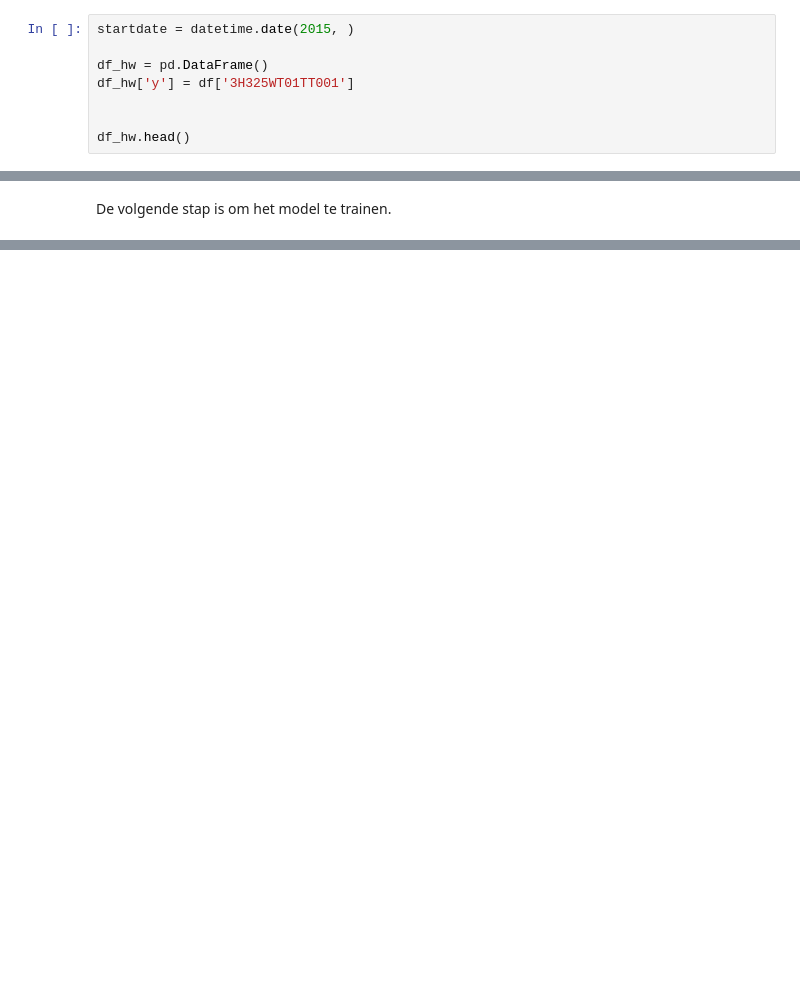
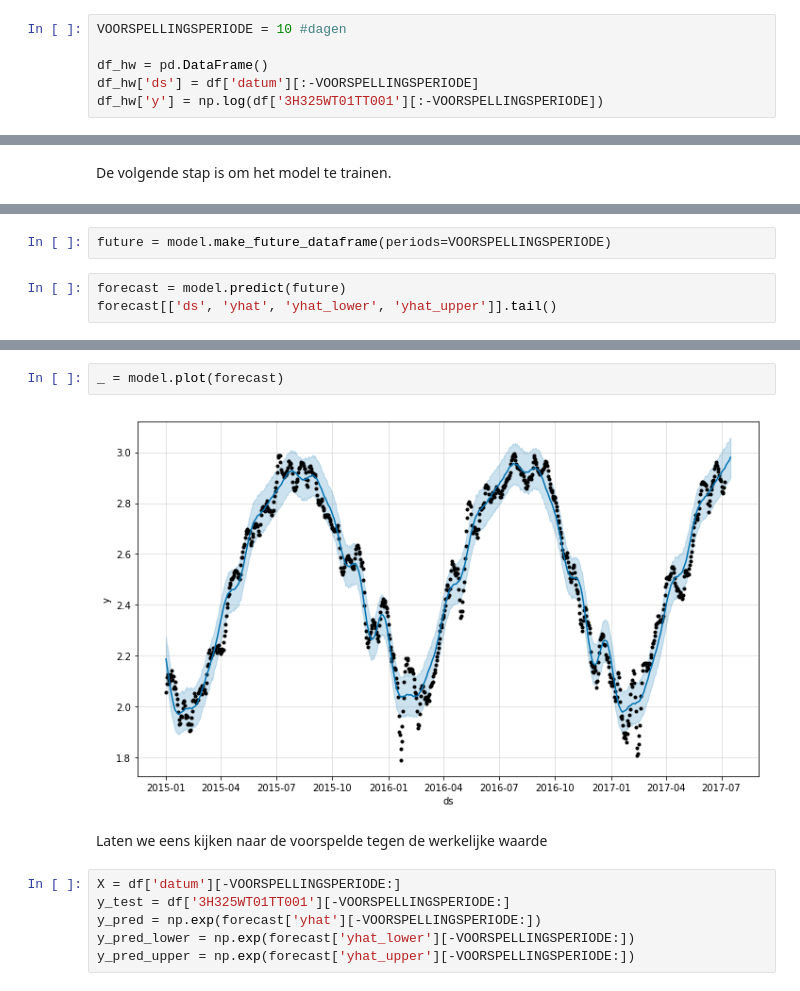
Before and after one commit to waternet/datalab_drw_tempprediction, a Jupyter notebook: Analyse_01.ipynb, the cells around one changed output, grey strips where cells are left out. Drawn from its saved outputs; the diff is of its cells as text; blank space fills up the shorter version.

```diff
--- a/Analyse_01.ipynb
+++ b/Analyse_01.ipynb
@@ -69,8 +71,6 @@ We maken de data klaar voor Prophet waarbij een 'ds' kolom nodig is met datetime
 # %%
-startdate = datetime.date(2015, )
+VOORSPELLINGSPERIODE = 10 #dagen
 
 df_hw = pd.DataFrame()
-df_hw['y'] = df['3H325WT01TT001']
-
-
-df_hw.head()
+df_hw['ds'] = df['datum'][:-VOORSPELLINGSPERIODE]
+df_hw['y'] = np.log(df['3H325WT01TT001'][:-VOORSPELLINGSPERIODE])
@@ -89,0 +87,5 @@ model.fit(df_hw)
+# %%
+future = model.make_future_dataframe(periods=VOORSPELLINGSPERIODE)
+# %%
+forecast = model.predict(future)
+forecast[['ds', 'yhat', 'yhat_lower', 'yhat_upper']].tail()
@@ -89,0 +99,12 @@ model.fit(df_hw)
+# %%
+_ = model.plot(forecast)
+# %% [output]
+[figure, added]
+# %% [markdown]
+Laten we eens kijken naar de voorspelde tegen de werkelijke waarde
+# %%
+X = df['datum'][-VOORSPELLINGSPERIODE:]
+y_test = df['3H325WT01TT001'][-VOORSPELLINGSPERIODE:]
+y_pred = np.exp(forecast['yhat'][-VOORSPELLINGSPERIODE:])
+y_pred_lower = np.exp(forecast['yhat_lower'][-VOORSPELLINGSPERIODE:])
+y_pred_upper = np.exp(forecast['yhat_upper'][-VOORSPELLINGSPERIODE:])
```
Also changed, not shown: parts of 13 cells of this notebook.
